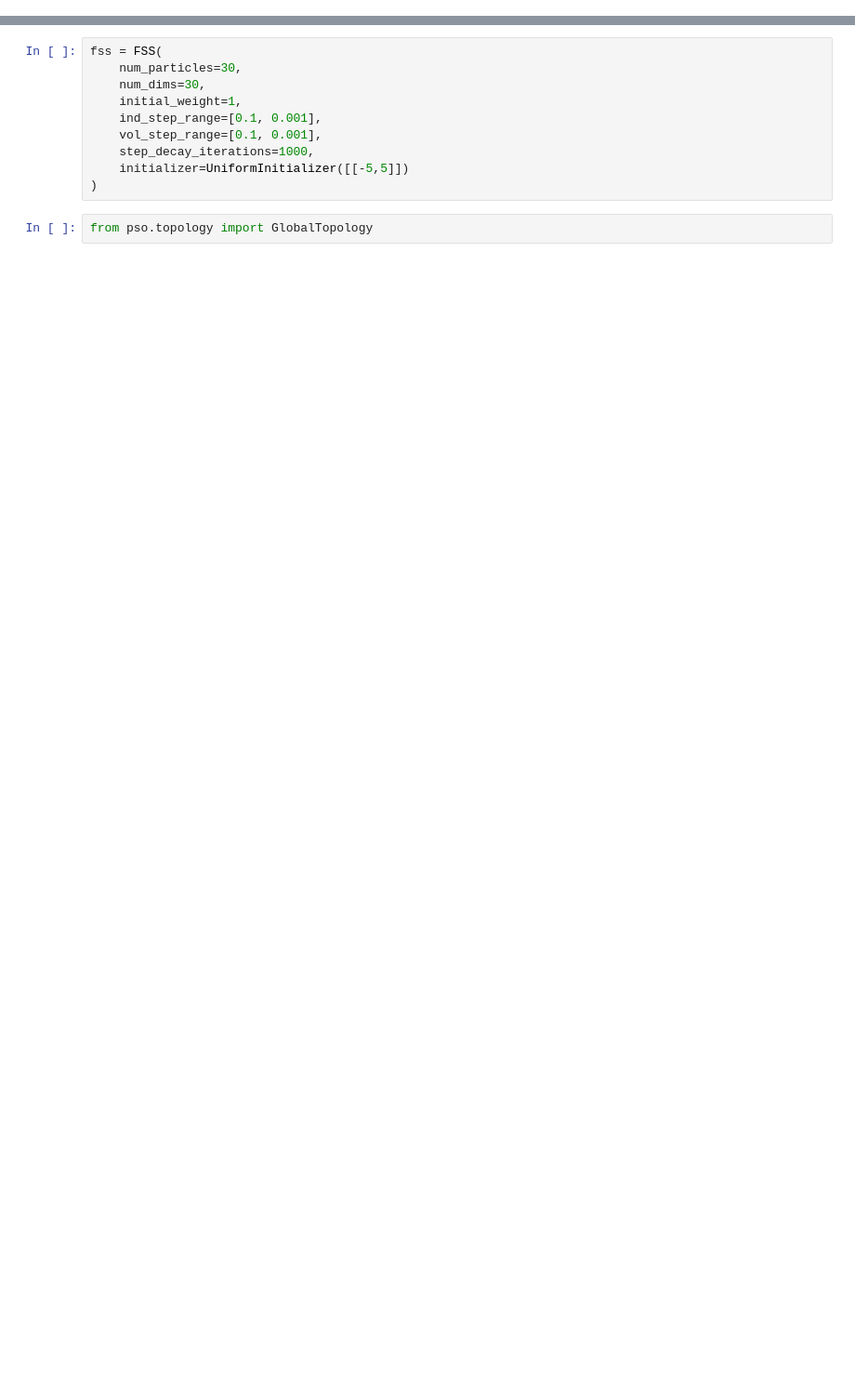
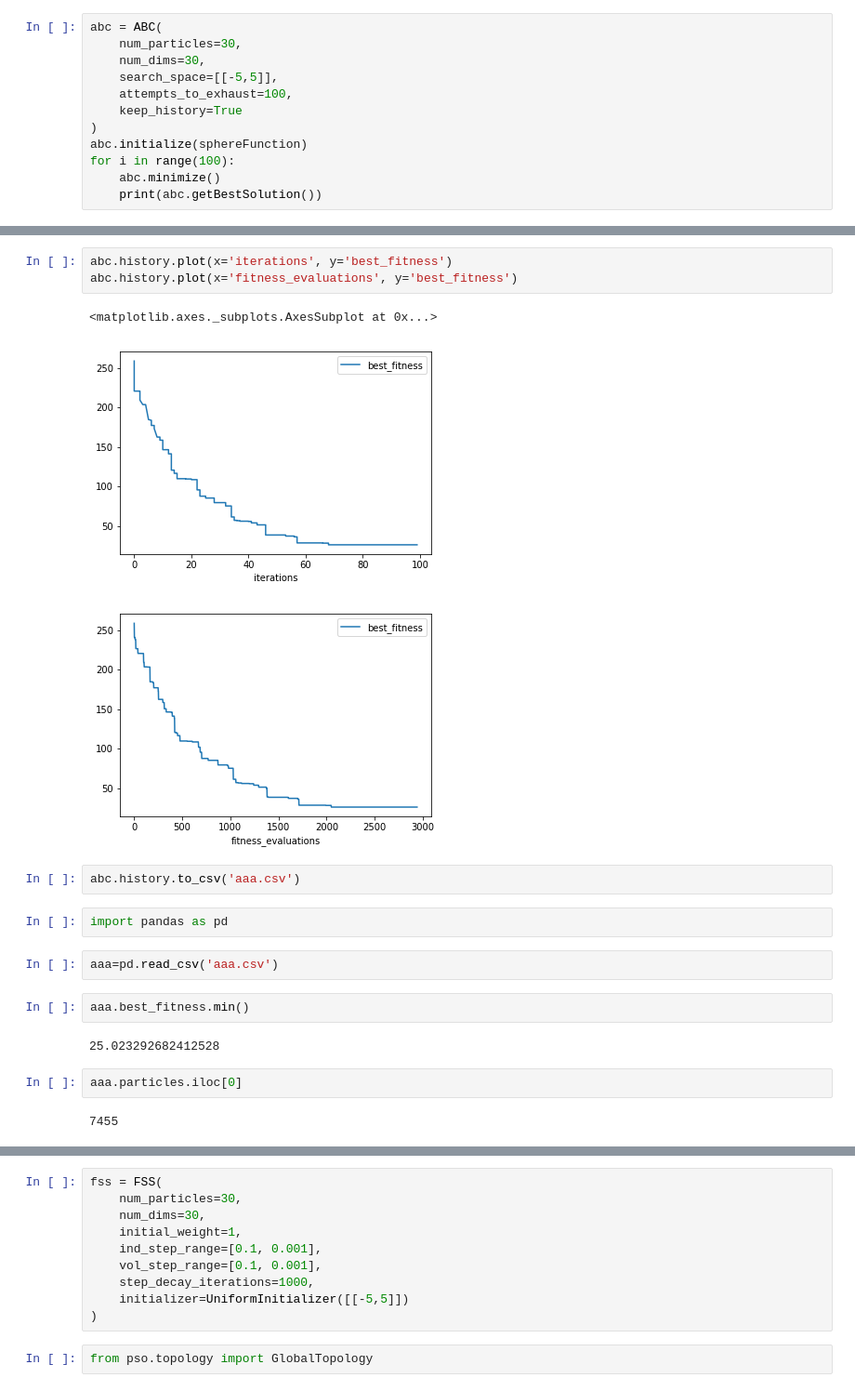
Before and after one commit to aldo-fsm/swarm-intelligence, a Jupyter notebook: pratica-N2.ipynb, the cells around one changed output, grey strips where cells are left out. Shown at 93% size. Drawn from its saved outputs; the diff is of its cells as text; blank space fills up the shorter version.

```diff
--- a/pratica-N2.ipynb
+++ b/pratica-N2.ipynb
@@ -4,0 +9,12 @@ from initializers import UniformInitializer
+# %%
+abc = ABC(
+    num_particles=30,
+    num_dims=30,
+    search_space=[[-5,5]],
+    attempts_to_exhaust=100,
+    keep_history=True
+)
+abc.initialize(sphereFunction)
+for i in range(100):
+    abc.minimize()
+    print(abc.getBestSolution())
@@ -4,0 +50,21 @@ from initializers import UniformInitializer
+# %%
+abc.history.plot(x='iterations', y='best_fitness')
+abc.history.plot(x='fitness_evaluations', y='best_fitness')
+# %% [output]
+<matplotlib.axes._subplots.AxesSubplot at 0x...>
+[figure, added]
+[figure, added]
+# %%
+abc.history.to_csv('aaa.csv')
+# %%
+import pandas as pd
+# %%
+aaa=pd.read_csv('aaa.csv')
+# %%
+aaa.best_fitness.min()
+# %% [output]
+25.023292682412528
+# %%
+aaa.particles.iloc[0]
+# %% [output]
+7455
```
Also changed, not shown: parts of 36 cells of this notebook, 5 other files.
